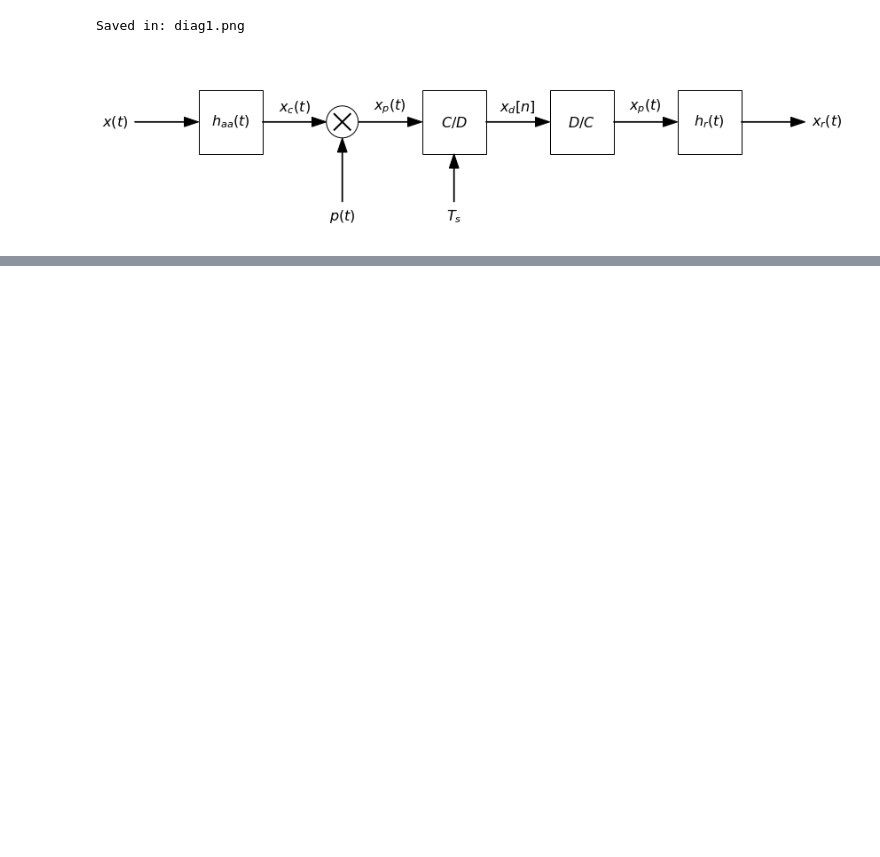
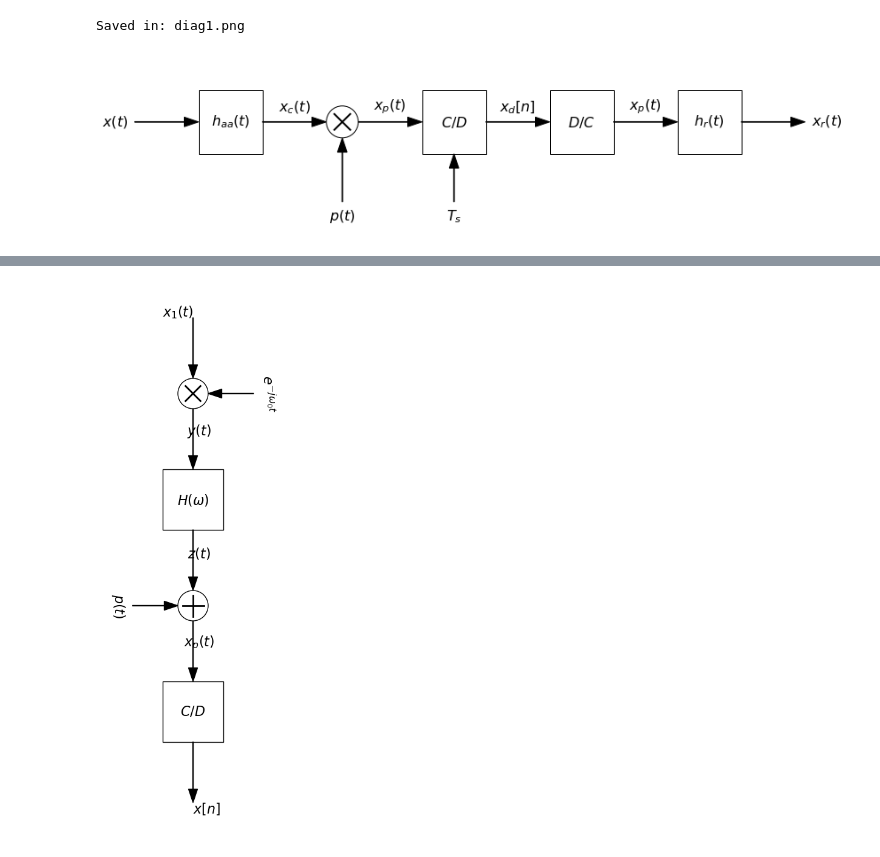
Before and after one commit to miguelmartfern/BlockDiagrams, a Jupyter notebook: diag_examples.ipynb, the cells around one changed output, grey strips where cells are left out. Saved outputs shown, nothing was run; the diff lists cells and outputs as text; code cells hidden in the pictures; blank space fills up the shorter version.

```diff
--- a/diag_examples.ipynb
+++ b/diag_examples.ipynb
@@ -144,0 +197,21 @@ Saved in: block_rotation.png
+# %%
+from blockdiagrams import DiagramBuilder
+import numpy as np
+
+angle = 'vertical'
+
+db = DiagramBuilder(block_length=1, fontsize=16)
+
+db.add("x_1(t)", kind="input", position=(0, 1), orientation = angle)
+db.add("mult", kind="combiner", input_text="e^{-j\\omega_0 t}", input_side='top', operation='mult', orientation = angle)
+db.add("y(t)", kind="arrow", orientation = angle)
+db.add("H(\\omega)", kind="block", orientation = angle)
+db.add("z(t)", kind="arrow", orientation = angle)
+db.add("mult", kind="combiner", input_text="p(t)", input_side = 'bottom', operation='sum', orientation = angle)
+db.add("x_p(t)", kind="arrow", orientation = angle)
+db.add("C/D", kind="block", orientation = angle)
+db.add("x[n]", kind="output", orientation = angle)
+
+db.show()
+# %% [output]
+[figure, added]
```
Also changed, not shown: parts of 5 cells of this notebook.
